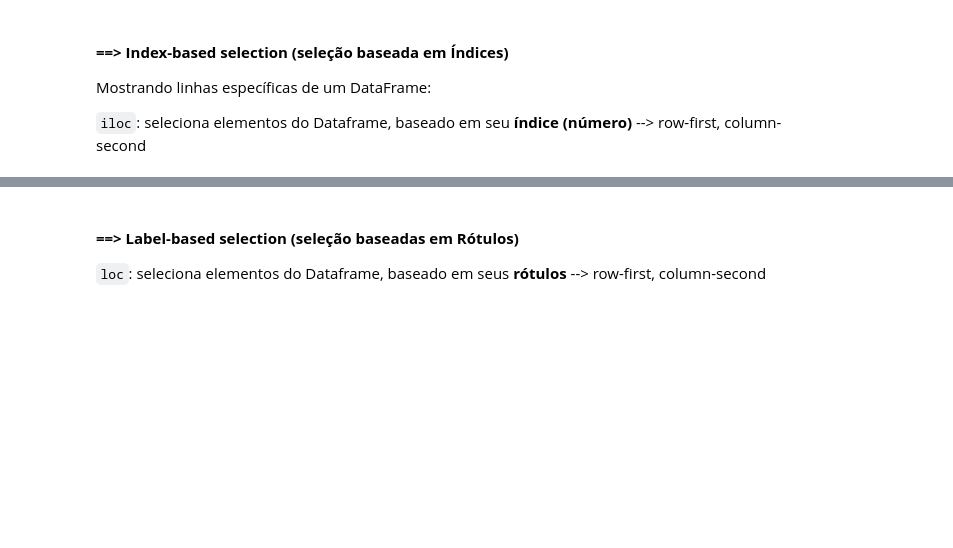
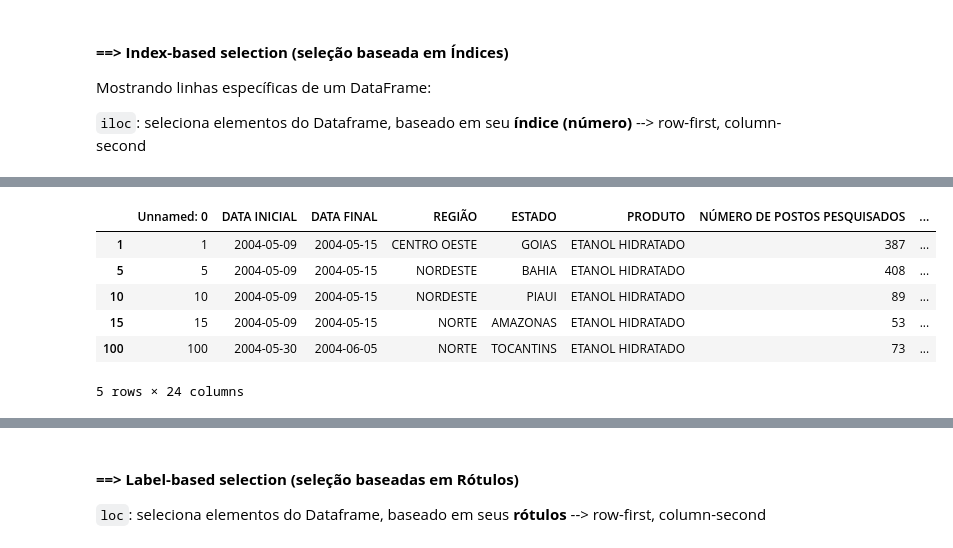
Before and after one commit to RafaelSilvaCastro/analise-de-dados, a Jupyter notebook: pandas-essencial/manipulacao_de_dados_codigo_base.ipynb, the cells around one changed output, grey strips where cells are left out. Saved outputs shown, nothing was run; the diff lists cells and outputs as text; code cells hidden in the pictures; blank space fills up the shorter version.

```diff
--- a/pandas-essencial/manipulacao_de_dados_codigo_base.ipynb
+++ b/pandas-essencial/manipulacao_de_dados_codigo_base.ipynb
@@ -628,0 +714,11 @@ Mostrando linhas específicas de um DataFrame:
+# %%
+# selecionando as linhas/observaçoes de indice 1, 5, 10, 15 (seleciona as linhas que eu quero)
+data.iloc[[1,5,10,15,100]]
+# %% [output]
+|  | Unnamed: 0 | DATA INICIAL | DATA FINAL | REGIÃO | ESTADO | PRODUTO | NÚMERO DE POSTOS PESQUISADOS | ... |
+| 1 | 1 | 2004-05-09 | 2004-05-15 | CENTRO OESTE | GOIAS | ETANOL HIDRATADO | 387 | ... |
+| 5 | 5 | 2004-05-09 | 2004-05-15 | NORDESTE | BAHIA | ETANOL HIDRATADO | 408 | ... |
+| 10 | 10 | 2004-05-09 | 2004-05-15 | NORDESTE | PIAUI | ETANOL HIDRATADO | 89 | ... |
+| 15 | 15 | 2004-05-09 | 2004-05-15 | NORTE | AMAZONAS | ETANOL HIDRATADO | 53 | ... |
+| 100 | 100 | 2004-05-30 | 2004-06-05 | NORTE | TOCANTINS | ETANOL HIDRATADO | 73 | ... |
+5 rows × 24 columns
```
Also changed, not shown: parts of 44 cells of this notebook, 1 other file.
